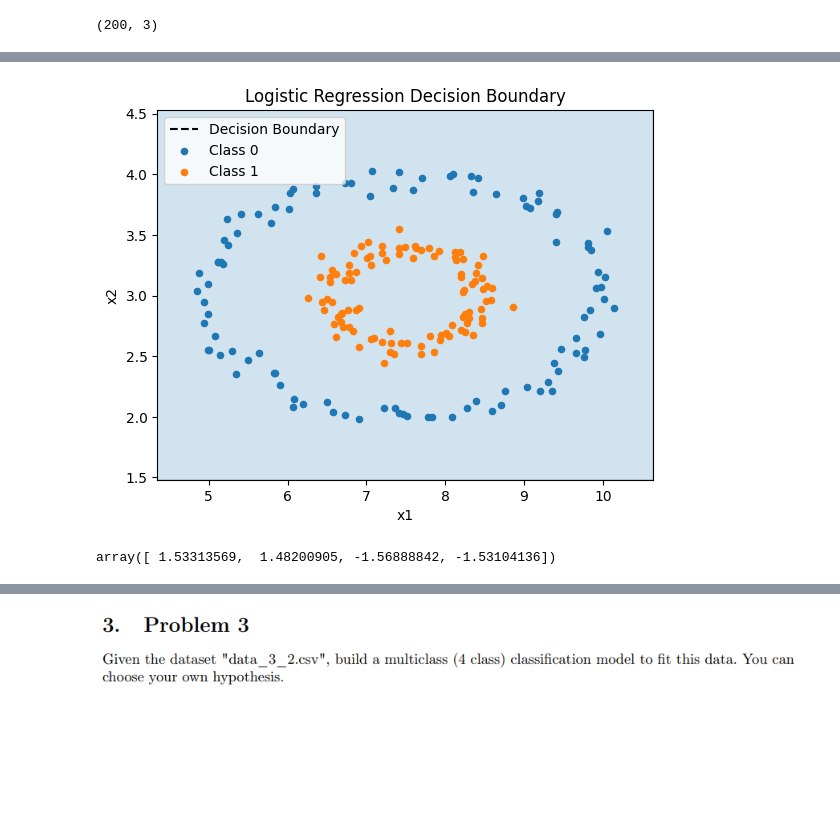
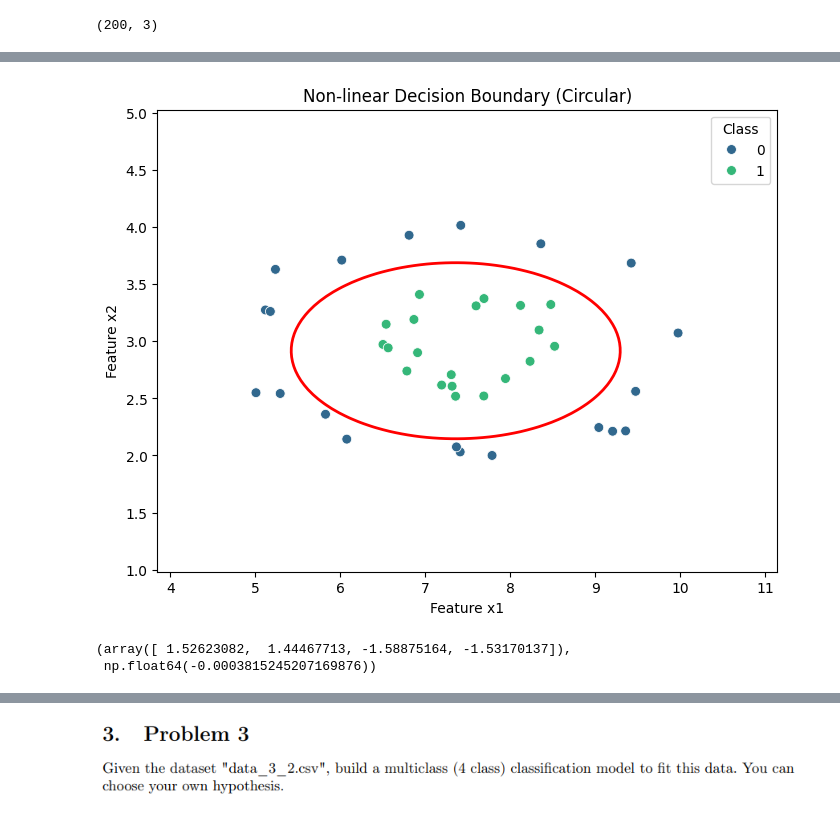
Before and after one commit to i-eat-tea/IML, a Jupyter notebook: TP3_group1/Logistic_Regrssion.ipynb, the cells around one changed output, grey strips where cells are left out. Saved outputs shown, nothing was run; the diff lists cells and outputs as text; code cells hidden in the pictures; blank space fills up the shorter version.

```diff
--- a/TP3_group1/Logistic_Regrssion.ipynb
+++ b/TP3_group1/Logistic_Regrssion.ipynb
@@ -312,32 +317,49 @@ Training Accuracy: 100.00%
-# %%
-slope = -final_w[0] / final_w[1]
-intercept = -final_b / final_w[1]
-
-xmin, xmax = X_train_2[:, 0].min() - 0.5, X_train_2[:, 0].max() + 0.5
-ymin, ymax = X_train_2[:, 1].min() - 0.5, X_train_2[:, 1].max() + 0.5
-
-xd = np.array([xmin, xmax])
-yd = slope * xd + intercept
-
-plt.plot(xd, yd, 'k', ls='--', label='Decision Boundary')
-plt.fill_between(xd, yd, ymin, color='tab:gray', alpha=0.2)
-plt.fill_between(xd, yd, ymax,color='tab:blue', alpha=0.2)
-
-plt.scatter(X_train_2[y_train == 0, 0], X_train_2[y_train == 0, 1], c='tab:blue', label='Class 0', s = 20)
-plt.scatter(X_train_2[y_train == 1, 0], X_train_2[y_train == 1, 1], c='tab:orange', label='Class 1', s = 20)
-plt.xlabel('x1')
-plt.ylabel('x2')
-plt.title('Logistic Regression Decision Boundary')
-plt.legend()
-plt.xlim(xmin, xmax)
-plt.ylim(ymin, ymax)
-plt.show()
-# %% [output]
-[figure, removed]
+# %%
+import numpy as np
+import matplotlib.pyplot as plt
+import seaborn as sns
+
+# 1. Your weights and bias
+weights = np.array([1.53313569, 1.48200905, -1.56888842, -1.53104136])
+bias = -0.0001571431545626939
+
+# 2. Get mean and std from your training data (CRITICAL for matching the scaling)
+mu = np.mean(X_train_2, axis=0)
+std = np.std(X_train_2, axis=0)
+
+# 3. Create a grid of points over the range of your data
+x_range = np.linspace(X_train_2[:, 0].min() - 1, X_train_2[:, 0].max() + 1, 100)
+y_range = np.linspace(X_train_2[:, 1].min() - 1, X_train_2[:, 1].max() + 1, 100)
+xx, yy = np.meshgrid(x_range, y_range)
+
+# 4. Prepare the grid features to match your X_train_2 structure [x1, x2, x1^2, x2^2]
+grid_points = np.c_[xx.ravel(), yy.ravel(), xx.ravel()**2, yy.ravel()**2]
+
+# 5. Scale the grid points using the training mu and std
+grid_points_scaled = (grid_points - mu) / std
+
+# 6. Calculate Z (the linear part of the logistic regression: weights * X + bias)
+# We plot the boundary where Z = 0
+Z = grid_points_scaled @ weights + bias
+Z = Z.reshape(xx.shape)
+
+# 7. Plot using Seaborn and Matplotlib
+plt.figure(figsize=(8, 6))
+sns.scatterplot(x=X_test_2[:, 0], y=X_test_2[:, 1], hue=y_test, palette='viridis', s=50)
+plt.contour(xx, yy, Z, levels=[0], colors='red', linewidths=2)
+
+plt.title("Non-linear Decision Boundary (Circular)")
+plt.xlabel("Feature x1")
+plt.ylabel("Feature x2")
+plt.legend(title='Class')
+plt.show()
+# %% [output]
+[figure, added]
 # %%
-final_w
+final_w,final_b
 # %% [output]
-array([ 1.53313569,  1.48200905, -1.56888842, -1.53104136])
+(array([ 1.52623082,  1.44467713, -1.58875164, -1.53170137]),
+ np.float64(-0.0003815245207169876))
 # %%
 get_confusion_matrix(y_train,predictions)
 # %% [output]
```
Also changed, not shown: parts of 17 cells of this notebook.
